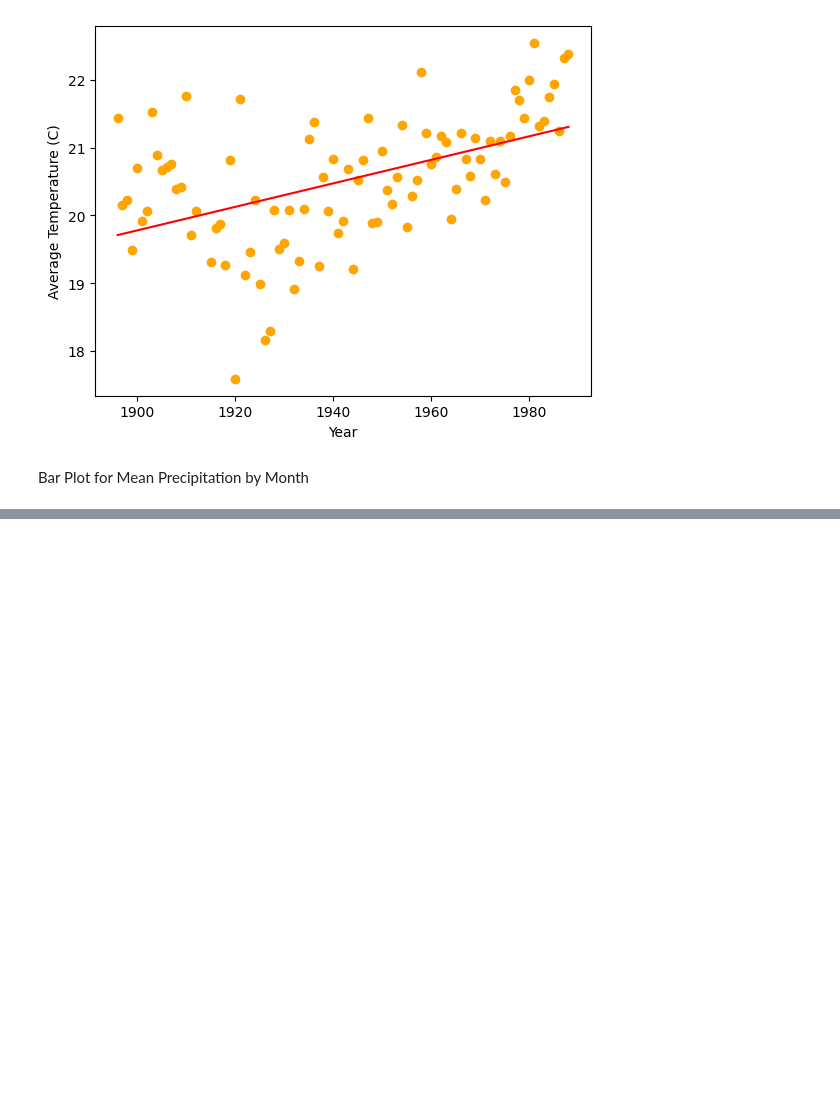
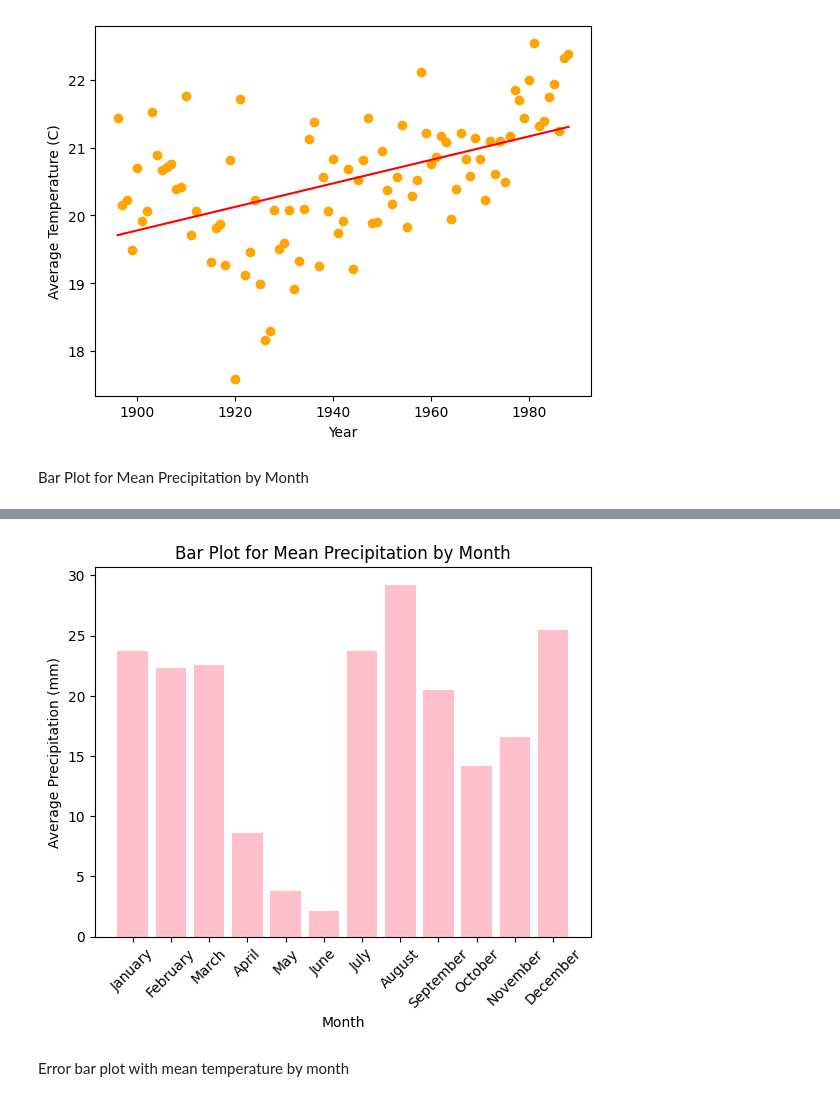
Before and after one commit to wanam4/EES2580, a Jupyter notebook: Project_1.ipynb, the cells around one changed output, grey strips where cells are left out. Saved outputs shown, nothing was run; the diff lists cells and outputs as text; code cells hidden in the pictures; blank space fills up the shorter version.

Commit message:
finished final 2 graphs

```diff
--- a/Project_1.ipynb
+++ b/Project_1.ipynb
@@ -81,22 +81,3 @@ ax.plot(temp_means_df['Year'], p(temp_means_df['Year']), color='red')
 [figure]
 # %% [markdown]
 Bar Plot for Mean Precipitation by Month
-# %%
-climate_data = pd.read_csv('https://raw.githubusercontent.com/HeardLibrary/digital-scholarship/master/data/codegraf/mesa2880172.csv')
-climate_data['YEAR'] = climate_data['DATE'].str.slice(0, 4)
-climate_data['MONTH'] = climate_data['DATE'].str.slice(5, 6)
-
-all_years = range(1896, 2018)
-all_months = range(1, 13)  # Months from 1 (January) to 12 (December)
-prcp_means = []
-
-for year in all_years:
-    for month in all_months:
-        month_rows = climate_data[(climate_data['YEAR'] == str(year)) & (climate_data['MONTH'] == str(month))]
-        month_avg_prcp = month_rows['PRCP'].mean()
-        if not np.isnan(month_avg_prcp):
-            month_dict = {'Year': year, 'Month': month, 'Avg Precipitation': month_avg_prcp}
-            prcp_means.append(month_dict)
-
-prcp_means_df = pd.DataFrame(prcp_means)
-prcp_means_df.head()
@@ -121,0 +84,10 @@ plt.show()
+# %%
+import pandas as pd
+import matplotlib.pyplot as plt
+import calendar
+
+climate_data['DATE'] = pd.to_datetime(climate_data['DATE'])
+climate_data['MONTH'] = climate_data['DATE'].dt.month_name()
+monthly_precipitation = climate_data.groupby('MONTH')['PRCP'].mean()
+monthly_precipitation = monthly_precipitation.reindex(list(calendar.month_name)[1:])
+monthly_precipitation
@@ -121,0 +109,12 @@ plt.show()
+# %%
+plt.bar(monthly_precipitation.index, monthly_precipitation.values, color='pink')
+
+plt.xlabel('Month')
+plt.ylabel('Average Precipitation (mm)')
+plt.title('Bar Plot for Mean Precipitation by Month')
+plt.xticks(rotation=45)
+plt.show()
+# %% [output]
+[figure, added]
+# %% [markdown]
+Error bar plot with mean temperature by month
```
Also changed, not shown: parts of 5 cells of this notebook.
